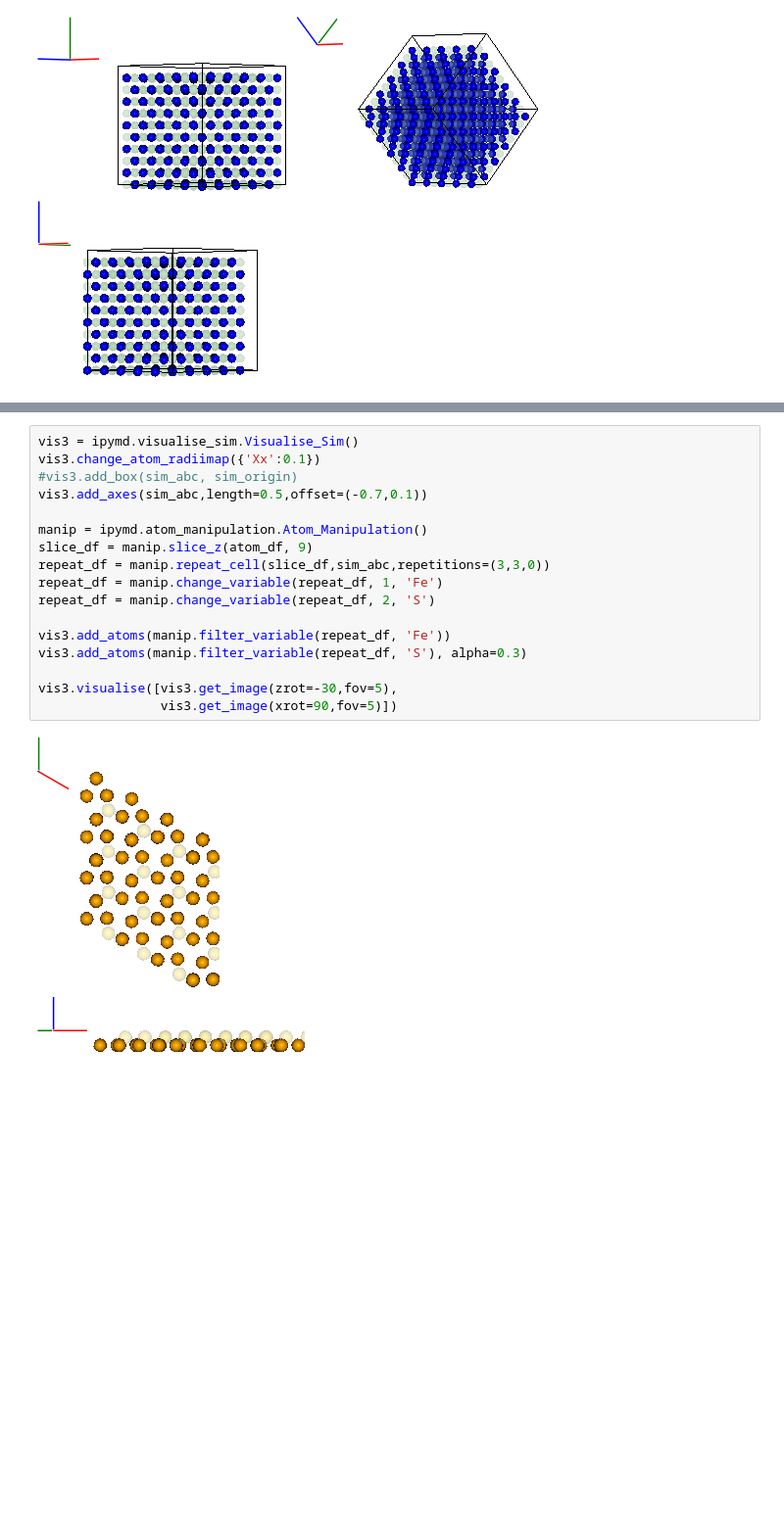
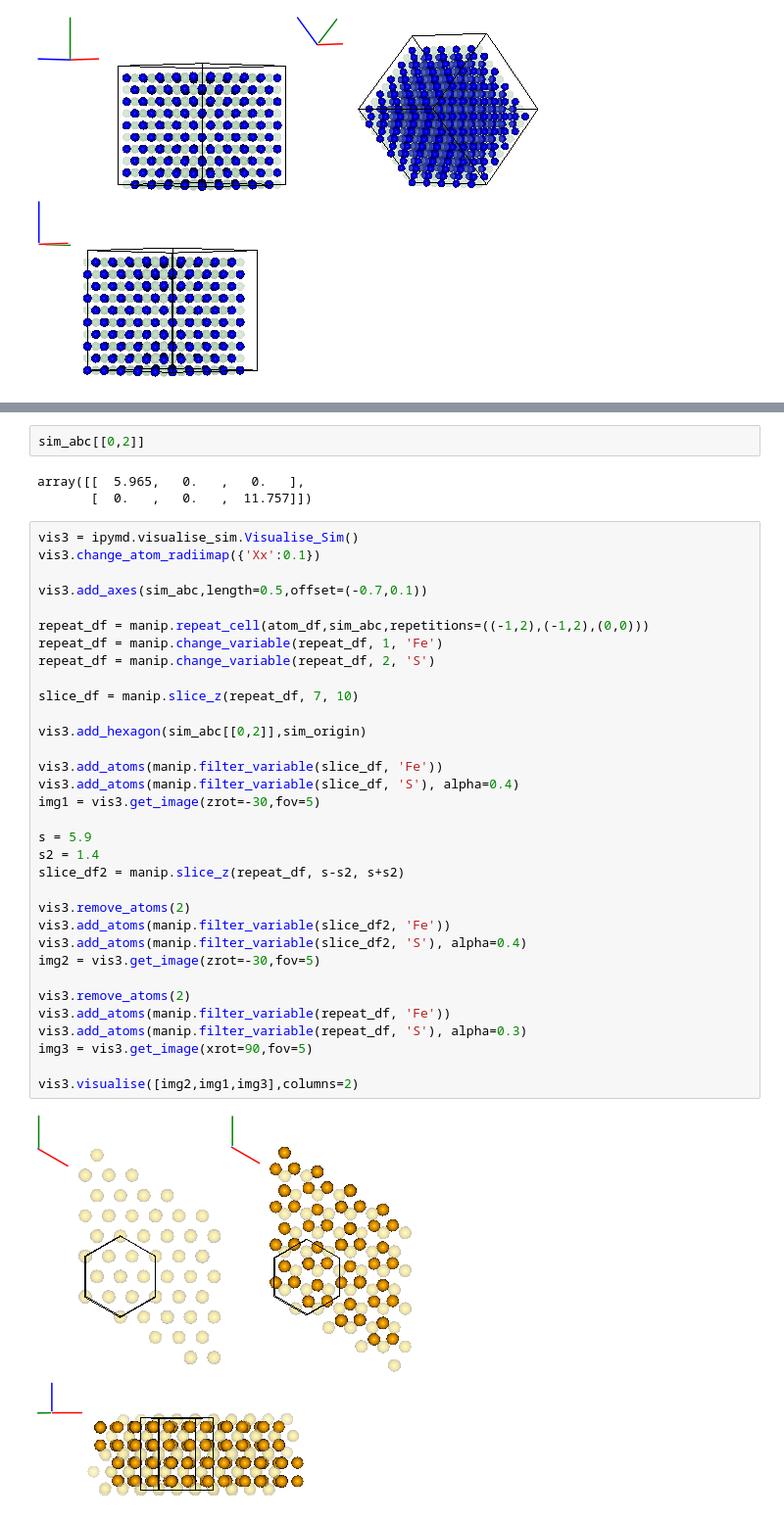
Before and after one commit to chrisjsewell/ipymd, a Jupyter notebook: example_analysis.ipynb, the cells around one changed output, grey strips where cells are left out. Shown at 98% size. Cells and saved outputs as stored; diff of their text form; blank space fills up the shorter version.

```diff
--- a/example_analysis.ipynb
+++ b/example_analysis.ipynb
@@ -86,19 +100,40 @@ vis3.visualise(vis3.get_image(xrot=45,yrot=10,fov=5))
+# %%
+sim_abc[[0,2]]
+# %% [output]
+array([[  5.965,   0.   ,   0.   ],
+       [  0.   ,   0.   ,  11.757]])
 # %%
 vis3 = ipymd.visualise_sim.Visualise_Sim()
 vis3.change_atom_radiimap({'Xx':0.1})
-#vis3.add_box(sim_abc, sim_origin)
+
 vis3.add_axes(sim_abc,length=0.5,offset=(-0.7,0.1))
 
-manip = ipymd.atom_manipulation.Atom_Manipulation()
-slice_df = manip.slice_z(atom_df, 9)
-repeat_df = manip.repeat_cell(slice_df,sim_abc,repetitions=(3,3,0))
+repeat_df = manip.repeat_cell(atom_df,sim_abc,repetitions=((-1,2),(-1,2),(0,0)))
 repeat_df = manip.change_variable(repeat_df, 1, 'Fe')
 repeat_df = manip.change_variable(repeat_df, 2, 'S')
 
+slice_df = manip.slice_z(repeat_df, 7, 10)
+
+vis3.add_hexagon(sim_abc[[0,2]],sim_origin)
+
+vis3.add_atoms(manip.filter_variable(slice_df, 'Fe'))
+vis3.add_atoms(manip.filter_variable(slice_df, 'S'), alpha=0.4)
+img1 = vis3.get_image(zrot=-30,fov=5)
+
+s = 5.9
+s2 = 1.4
+slice_df2 = manip.slice_z(repeat_df, s-s2, s+s2)
+
+vis3.remove_atoms(2)
+vis3.add_atoms(manip.filter_variable(slice_df2, 'Fe'))
+vis3.add_atoms(manip.filter_variable(slice_df2, 'S'), alpha=0.4)
+img2 = vis3.get_image(zrot=-30,fov=5)
+
+vis3.remove_atoms(2)
 vis3.add_atoms(manip.filter_variable(repeat_df, 'Fe'))
 vis3.add_atoms(manip.filter_variable(repeat_df, 'S'), alpha=0.3)
+img3 = vis3.get_image(xrot=90,fov=5)
 
-vis3.visualise([vis3.get_image(zrot=-30,fov=5),
-                vis3.get_image(xrot=90,fov=5)])
+vis3.visualise([img2,img1,img3],columns=2)
 # %% [output]
-[figure, old version]
+[figure, new version]
```
Also changed, not shown: parts of 3 cells of this notebook, 5 other files.
